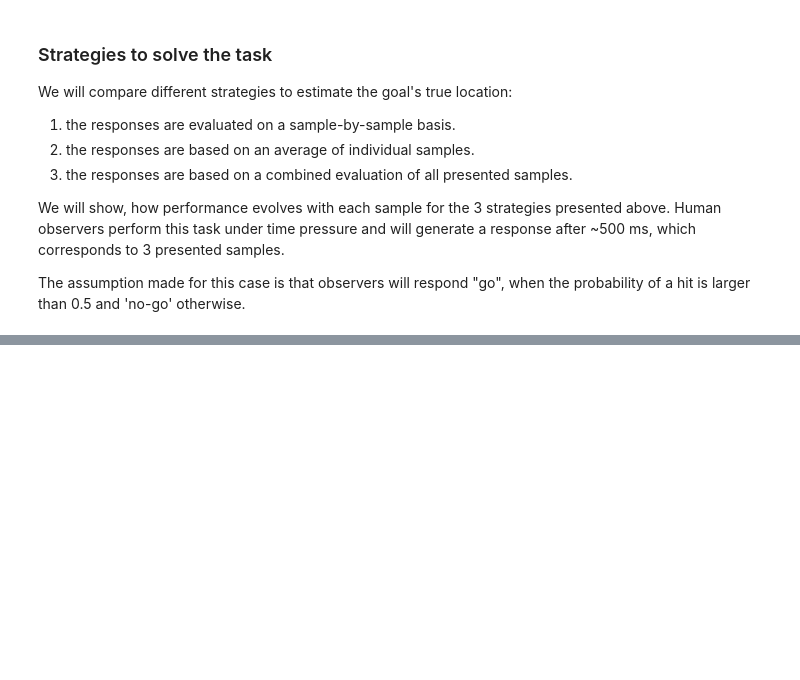
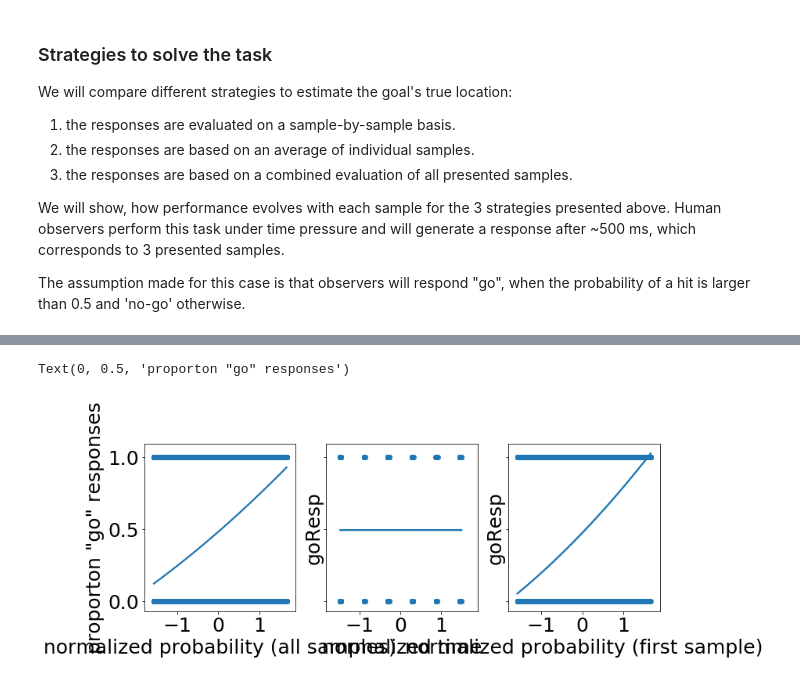
Before and after one commit to ClaraKuper/VVSS2021, a Jupyter notebook: VVSS2021_Kuper.ipynb, the cells around one changed output, grey strips where cells are left out. Drawn from its saved outputs; the diff is of its cells as text; code cells hidden in the pictures; blank space fills up the shorter version.

```diff
--- a/VVSS2021_Kuper.ipynb
+++ b/VVSS2021_Kuper.ipynb
@@ -401,0 +423,27 @@ axs_strategies[2].plot(samples, strategy_performance.loc[:,'accumulated'])
+# %%
+####################
+# normalizing data #
+####################
+# Currently, probabilities range between 0 and 1, and time ranges between 0 and 840 ms. we want to
+# normalize both values to mean 0 and unit variance.
+
+ldf_normal = utils.normalize_df(df_long.copy(), ['sampleTimeSecGo', 'sampleProbHit'])
+sdf_normal = utils.normalize_df(df_short.copy(), ['sampleProbHit_01', 'sampleProbHit_02', 'sampleProbHit_03',
+                                                  'sampleProbHit_04', 'sampleProbHit_05', 'sampleProbHit_06'])
+
+# show the normalized values in a plot
+fig_normalized_resp, axs_normalized_resp = plt.subplots(1,3, figsize = (3 * width, height), sharex = 'all', sharey = 'all')
+
+sb.regplot(x = ldf_normal.sampleProbHit, y = ldf_normal.goResp, order = 2, ax = axs_normalized_resp[0])
+sb.regplot(x = ldf_normal.sampleTimeSecGo, y = ldf_normal.goResp, order = 2, ax = axs_normalized_resp[1])
+sb.regplot(x = sdf_normal.sampleProbHit_01, y = sdf_normal.goResp, order = 2, ax = axs_normalized_resp[2])
+
+# some acis labels and titles
+axs_normalized_resp[0].set_xlabel('normalized probability (all samples)')
+axs_normalized_resp[1].set_xlabel('normalized time')
+axs_normalized_resp[2].set_xlabel('normalized probability (first sample)')
+
+axs_normalized_resp[0].set_ylabel('proportion "go" responses')
+# %% [output]
+Text(0, 0.5, 'proporton "go" responses')
+[figure, added]
```
Also changed, not shown: parts of 18 cells of this notebook, 2 other files.
